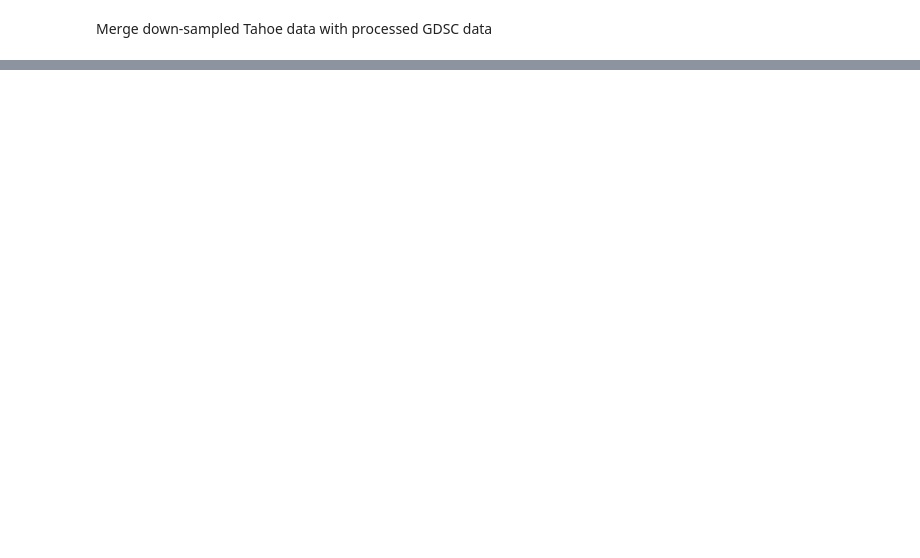
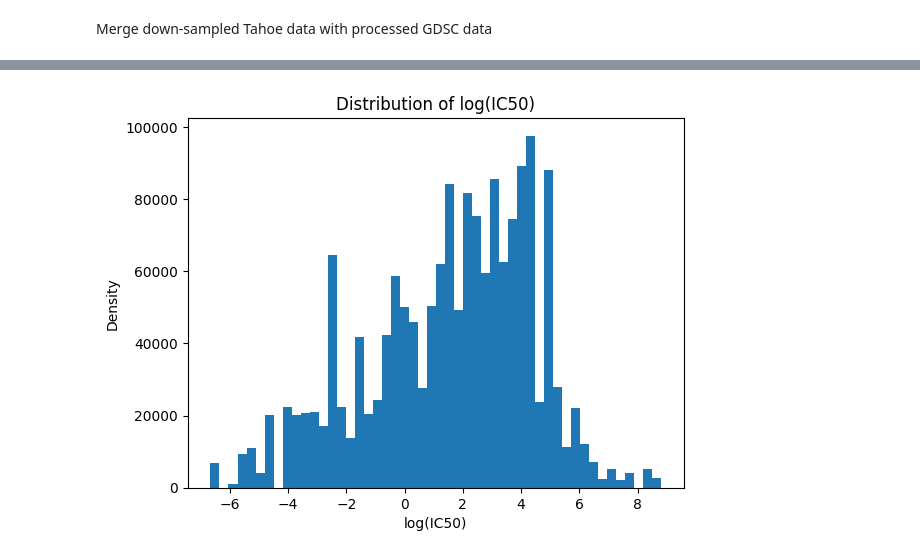
Before and after one commit to yutiachen5/Tahoe100M_practice, a Jupyter notebook: preprocessing.ipynb, the cells around one changed output, grey strips where cells are left out. Drawn from its saved outputs; the diff is of its cells as text; code cells hidden in the pictures; blank space fills up the shorter version.

```diff
--- a/preprocessing.ipynb
+++ b/preprocessing.ipynb
@@ -98,5 +111,5 @@ cell_line_mapping.to_csv('/hpc/home/yc583/Tahoe100M_practice/data/cell_line_mapp
 # %%
-cell_line = pl.scan_csv('/hpc/home/yc583/Tahoe100M_practice/data/cell_line_mapping_table.csv')
+cell_line = pl.scan_csv('/hpc/home/yc583/Tahoe100M_practice/data/cell_table.csv')
 tahoe_cell = duckdb.sql(
     """
     SELECT *
@@ -115,8 +125,0 @@ tahoe_gdsc.to_csv('/hpc/home/yc583/Tahoe100M_practice/data/Tahoe_GDSC_raw.csv',
-# %%
-tahoe_gdsc = pd.read_csv('/hpc/home/yc583/Tahoe100M_practice/data/Tahoe_GDSC_raw.csv')
-tahoe_gdsc = tahoe_gdsc[['genes','expressions','canonical_smiles','LN_IC50']]
-tahoe_gdsc_copy = tahoe_gdsc.copy()
-tahoe_gdsc_copy['genes'] = tahoe_gdsc_copy['genes'].apply(lambda x: list(map(int, (x.split(','))[1:])))
-tahoe_gdsc_copy['expressions'] = tahoe_gdsc_copy['expressions'].apply(lambda x: list(map(float, (x.split(','))[1:])))
-
-tahoe_gdsc_copy
@@ -136,0 +166,8 @@ tahoe_gdsc_copy
+# %%
+plt.hist(tahoe_gdsc['LN_IC50'], bins=50)
+plt.xlabel('log(IC50)')
+plt.ylabel('Density')
+plt.title('Distribution of log(IC50)')
+plt.show()
+# %% [output]
+[figure, added]
```
Also changed, not shown: parts of 31 cells of this notebook, 11 other files.
